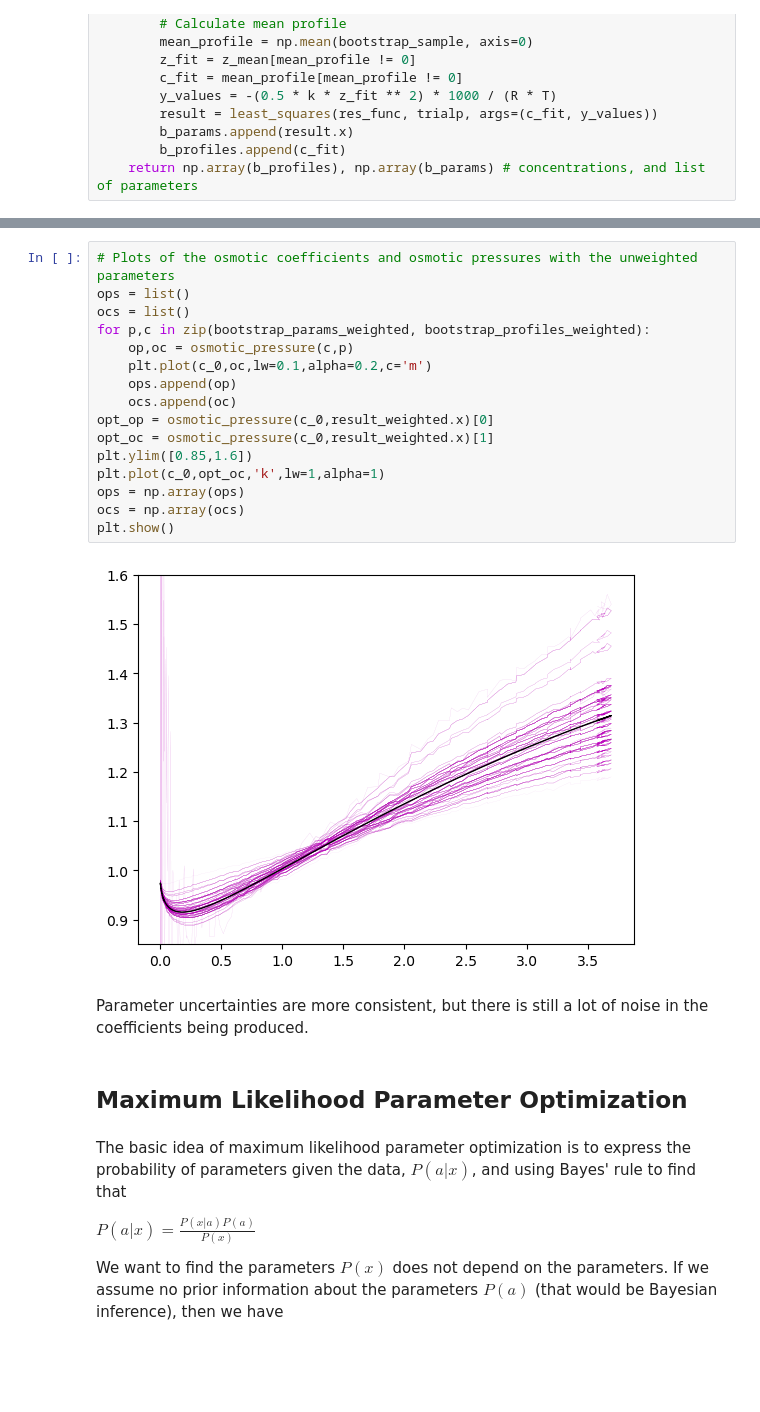
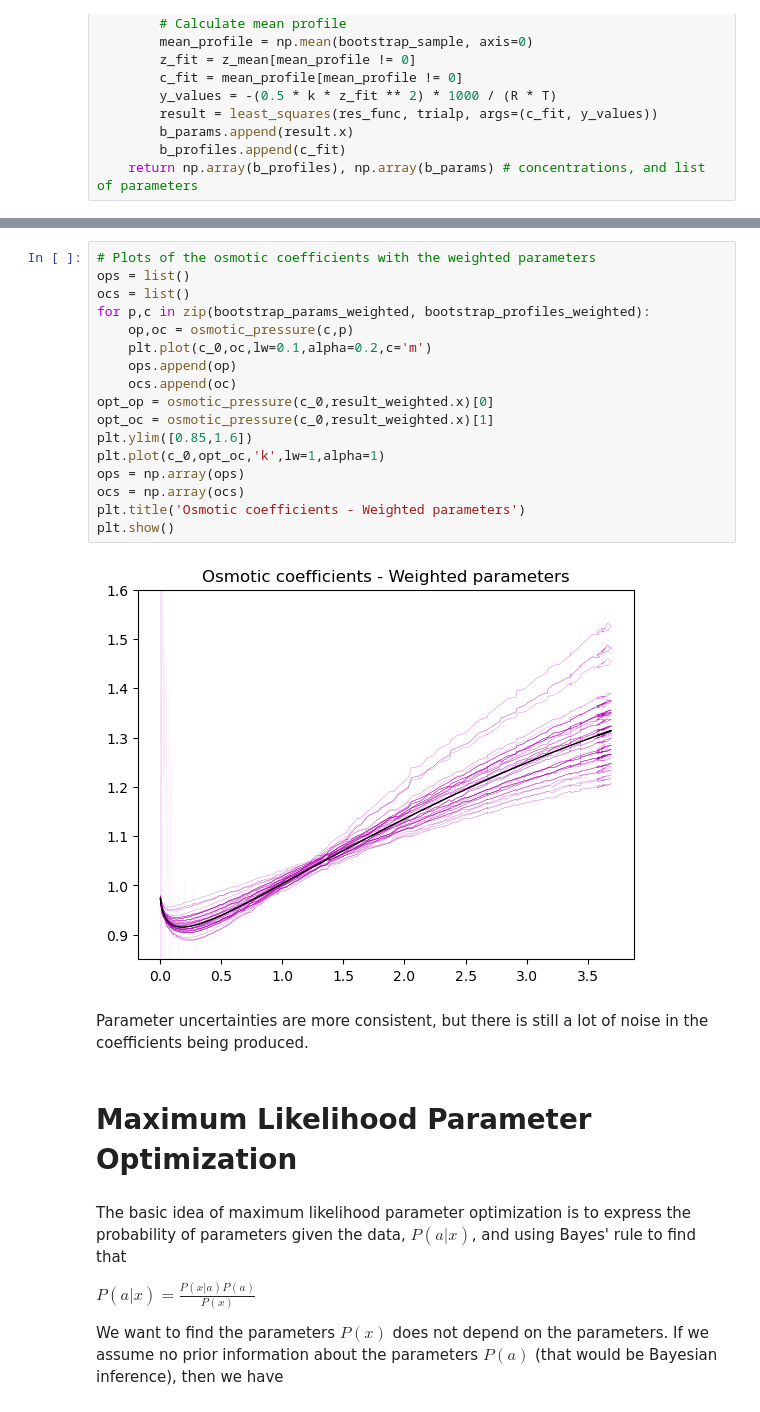
Before and after one commit to barmoral/osmotic_calculations, a Jupyter notebook: HarmonicPotential_analysis/harmonic_maxlikelihood_analysis.ipynb, the cells around one changed output, grey strips where cells are left out. Drawn from its saved outputs; the diff is of its cells as text; blank space fills up the shorter version.

```diff
--- a/HarmonicPotential_analysis/harmonic_maxlikelihood_analysis.ipynb
+++ b/HarmonicPotential_analysis/harmonic_maxlikelihood_analysis.ipynb
@@ -347,25 +399,26 @@ Param 2 = -0.03764077601426177 +/- 0.014331939720403926
 # %%
-# Plots of the osmotic coefficients and osmotic pressures with the unweighted parameters
+# Plots of the osmotic coefficients with the weighted parameters
 ops = list()
 ocs = list()
 for p,c in zip(bootstrap_params_weighted, bootstrap_profiles_weighted):
     op,oc = osmotic_pressure(c,p)
     plt.plot(c_0,oc,lw=0.1,alpha=0.2,c='m')
     ops.append(op)
     ocs.append(oc)
 opt_op = osmotic_pressure(c_0,result_weighted.x)[0]
 opt_oc = osmotic_pressure(c_0,result_weighted.x)[1]
 plt.ylim([0.85,1.6])
 plt.plot(c_0,opt_oc,'k',lw=1,alpha=1)
 ops = np.array(ops)
 ocs = np.array(ocs)
+plt.title('Osmotic coefficients - Weighted parameters')
 plt.show()
 # %% [output]
-[figure, old version]
+[figure, new version]
 # %% [markdown]
 Parameter uncertainties are more consistent, but there is still a lot of noise in the coefficients being produced.
 # %% [markdown]
-## Maximum Likelihood Parameter Optimization
+# Maximum Likelihood Parameter Optimization
 # %% [markdown]
 The basic idea of maximum likelihood parameter optimization is to express the probability of parameters given the data, $P(a|x)$, and using Bayes' rule to find that
 
```
Also changed, not shown: parts of 44 cells of this notebook, 3 other files.
